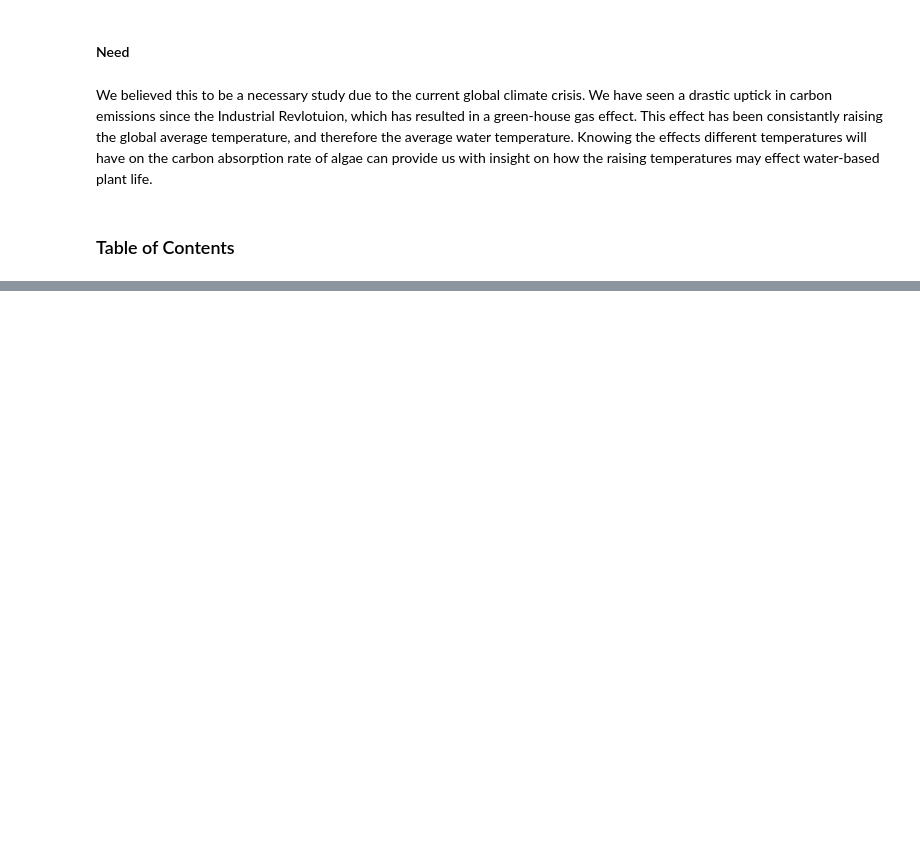
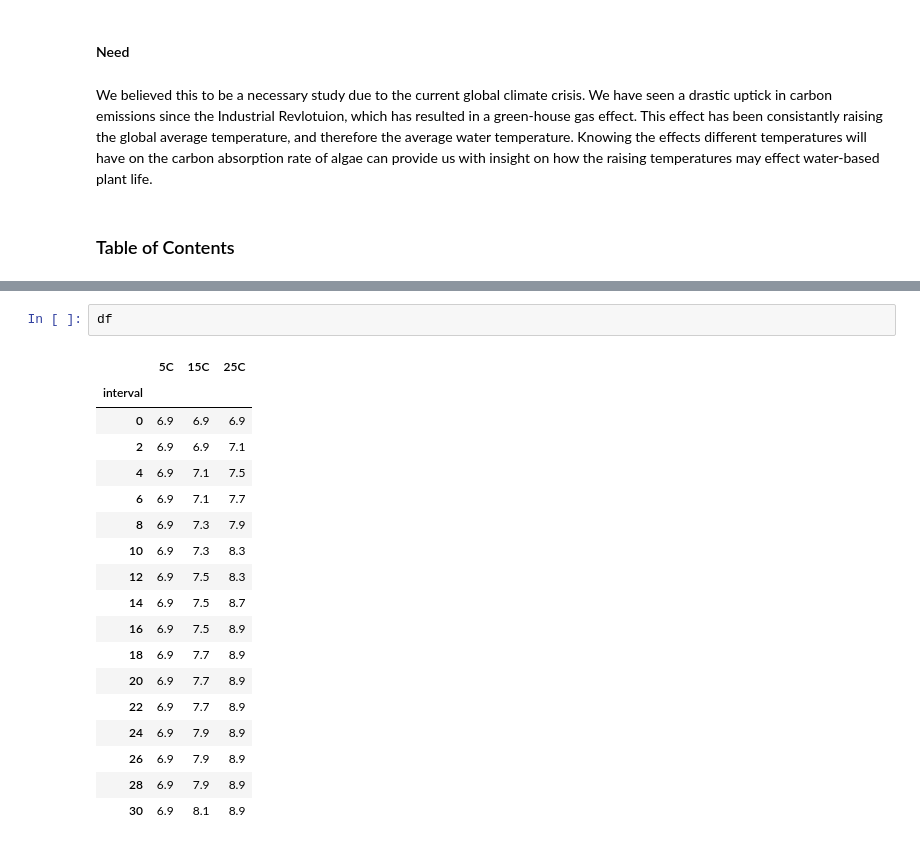
Before and after one commit to justinyates887/carbon_analysis, a Jupyter notebook: study.ipynb, the cells around one changed output, grey strips where cells are left out. Cells and saved outputs as stored; diff of their text form; blank space fills up the shorter version.

```diff
--- a/study.ipynb
+++ b/study.ipynb
@@ -29,0 +103,21 @@ We believed this to be a necessary study due to the current global climate crisi
+# %%
+df
+# %% [output]
+|  | 5C | 15C | 25C |
+| interval |  |  |  |
+| 0 | 6.9 | 6.9 | 6.9 |
+| 2 | 6.9 | 6.9 | 7.1 |
+| 4 | 6.9 | 7.1 | 7.5 |
+| 6 | 6.9 | 7.1 | 7.7 |
+| 8 | 6.9 | 7.3 | 7.9 |
+| 10 | 6.9 | 7.3 | 8.3 |
+| 12 | 6.9 | 7.5 | 8.3 |
+| 14 | 6.9 | 7.5 | 8.7 |
+| 16 | 6.9 | 7.5 | 8.9 |
+| 18 | 6.9 | 7.7 | 8.9 |
+| 20 | 6.9 | 7.7 | 8.9 |
+| 22 | 6.9 | 7.7 | 8.9 |
+| 24 | 6.9 | 7.9 | 8.9 |
+| 26 | 6.9 | 7.9 | 8.9 |
+| 28 | 6.9 | 7.9 | 8.9 |
+| 30 | 6.9 | 8.1 | 8.9 |
```
Also changed, not shown: parts of 17 cells of this notebook, 1 other file.
